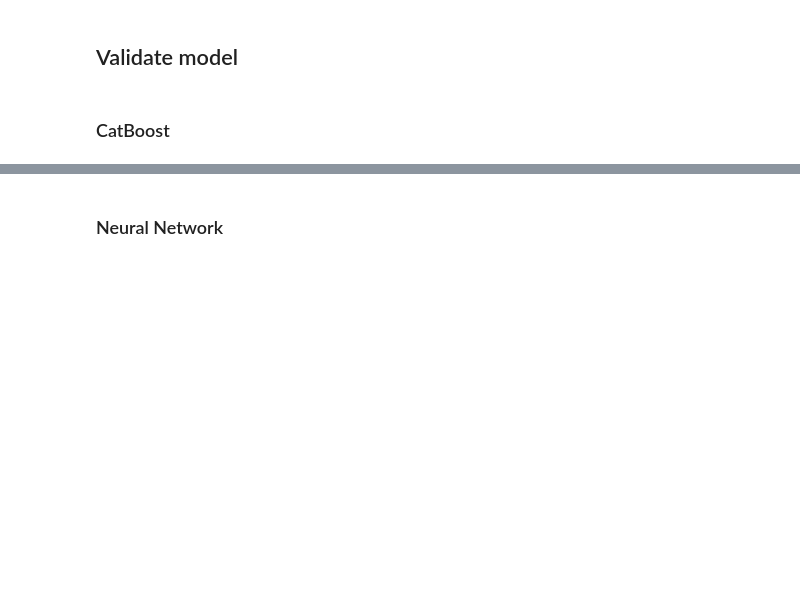
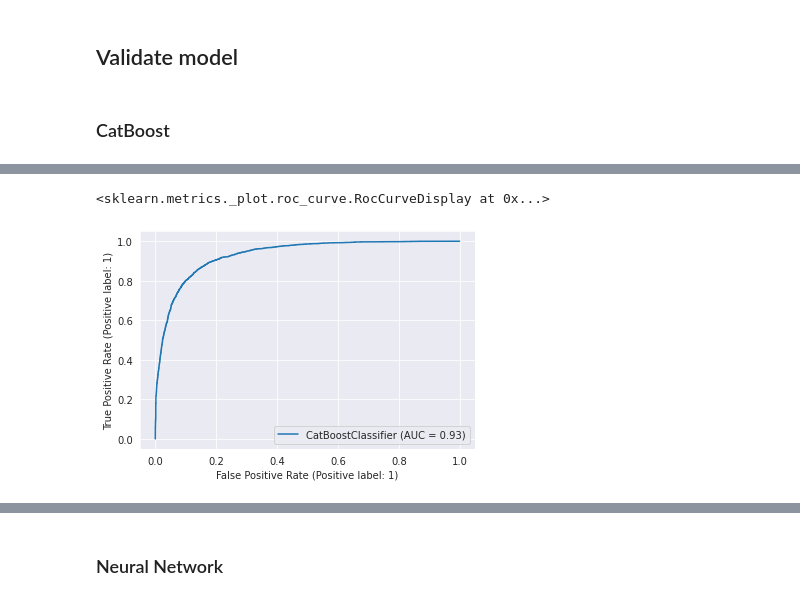
Before and after one commit to DimaScientist/NLP_Project, a Jupyter notebook: word2vec-nlp-tutorial/word2vec-nlp-tutorial.ipynb, the cells around one changed output, grey strips where cells are left out. Drawn from its saved outputs; the diff is of its cells as text; code cells hidden in the pictures; blank space fills up the shorter version.

Commit message:
add catboost and neural network

```diff
--- a/word2vec-nlp-tutorial/word2vec-nlp-tutorial.ipynb
+++ b/word2vec-nlp-tutorial/word2vec-nlp-tutorial.ipynb
@@ -267,2 +294,11 @@ print(len(labels))
+# %%
+X = vectorize_data
+y = labels
+# %%
+from sklearn.model_selection import train_test_split
+
+
+X_train_val, X_test, y_train_val, y_test = train_test_split(X, y, test_size=0.33, random_state=0)
+X_train, X_val, y_train, y_val = train_test_split(X_train_val, y_train_val, test_size=0.33, random_state=0)
 # %% [markdown]
 ## Validate model
@@ -269,2 +343,7 @@ print(len(labels))
 # %% [markdown]
 ### CatBoost
+# %%
+catboost = CatBoostClassifier(
+    iterations=100,
+    eval_metric="AUC",
+)
@@ -270,0 +354,2 @@ print(len(labels))
+# %%
+catboost.fit(X_train_val, y_train_val)
@@ -270,0 +375,7 @@ print(len(labels))
+# %%
+from sklearn import metrics
+
+metrics.plot_roc_curve(catboost, X_test, y_test)
+# %% [output]
+<sklearn.metrics._plot.roc_curve.RocCurveDisplay at 0x...>
+[figure, added]
```
Also changed, not shown: parts of 34 cells of this notebook.
